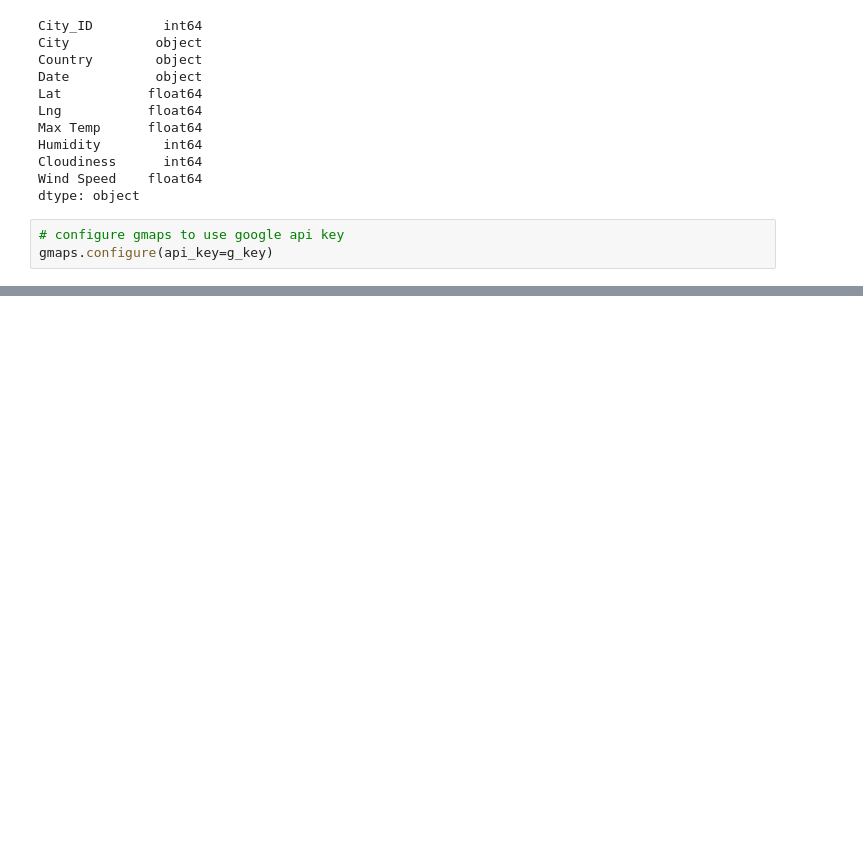
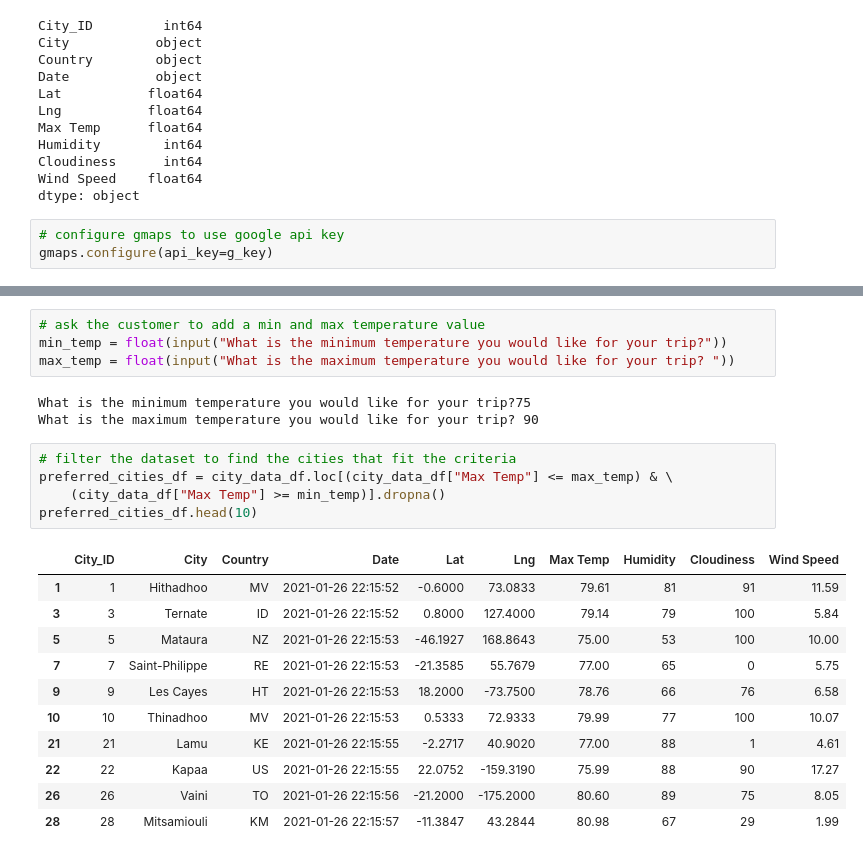
Before and after one commit to cailynjmiller/World_Weather_Analysis, a Jupyter notebook: VacationPy.ipynb, the cells around one changed output, grey strips where cells are left out. Cells and saved outputs as stored; diff of their text form; blank space fills up the shorter version.

```diff
--- a/VacationPy.ipynb
+++ b/VacationPy.ipynb
@@ -59,0 +94,24 @@ fig = gmaps.figure(center=(30.0, 31.0), zoom_level=1.5)
+# %%
+# ask the customer to add a min and max temperature value
+min_temp = float(input("What is the minimum temperature you would like for your trip?"))
+max_temp = float(input("What is the maximum temperature you would like for your trip? "))
+# %% [output]
+What is the minimum temperature you would like for your trip?75
+What is the maximum temperature you would like for your trip? 90
+# %%
+# filter the dataset to find the cities that fit the criteria
+preferred_cities_df = city_data_df.loc[(city_data_df["Max Temp"] <= max_temp) & \
+    (city_data_df["Max Temp"] >= min_temp)].dropna()
+preferred_cities_df.head(10)
+# %% [output]
+|  | City_ID | City | Country | Date | Lat | Lng | Max Temp | Humidity | Cloudiness | Wind Speed |
+| 1 | 1 | Hithadhoo | MV | 2021-01-26 22:15:52 | -0.6000 | 73.0833 | 79.61 | 81 | 91 | 11.59 |
+| 3 | 3 | Ternate | ID | 2021-01-26 22:15:52 | 0.8000 | 127.4000 | 79.14 | 79 | 100 | 5.84 |
+| 5 | 5 | Mataura | NZ | 2021-01-26 22:15:53 | -46.1927 | 168.8643 | 75.00 | 53 | 100 | 10.00 |
+| 7 | 7 | Saint-Philippe | RE | 2021-01-26 22:15:53 | -21.3585 | 55.7679 | 77.00 | 65 | 0 | 5.75 |
+| 9 | 9 | Les Cayes | HT | 2021-01-26 22:15:53 | 18.2000 | -73.7500 | 78.76 | 66 | 76 | 6.58 |
+| 10 | 10 | Thinadhoo | MV | 2021-01-26 22:15:53 | 0.5333 | 72.9333 | 79.99 | 77 | 100 | 10.07 |
+| 21 | 21 | Lamu | KE | 2021-01-26 22:15:55 | -2.2717 | 40.9020 | 77.00 | 88 | 1 | 4.61 |
+| 22 | 22 | Kapaa | US | 2021-01-26 22:15:55 | 22.0752 | -159.3190 | 75.99 | 88 | 90 | 17.27 |
+| 26 | 26 | Vaini | TO | 2021-01-26 22:15:56 | -21.2000 | -175.2000 | 80.60 | 89 | 75 | 8.05 |
+| 28 | 28 | Mitsamiouli | KM | 2021-01-26 22:15:57 | -11.3847 | 43.2844 | 80.98 | 67 | 29 | 1.99 |
```
Also changed, not shown: parts of 18 cells of this notebook.
